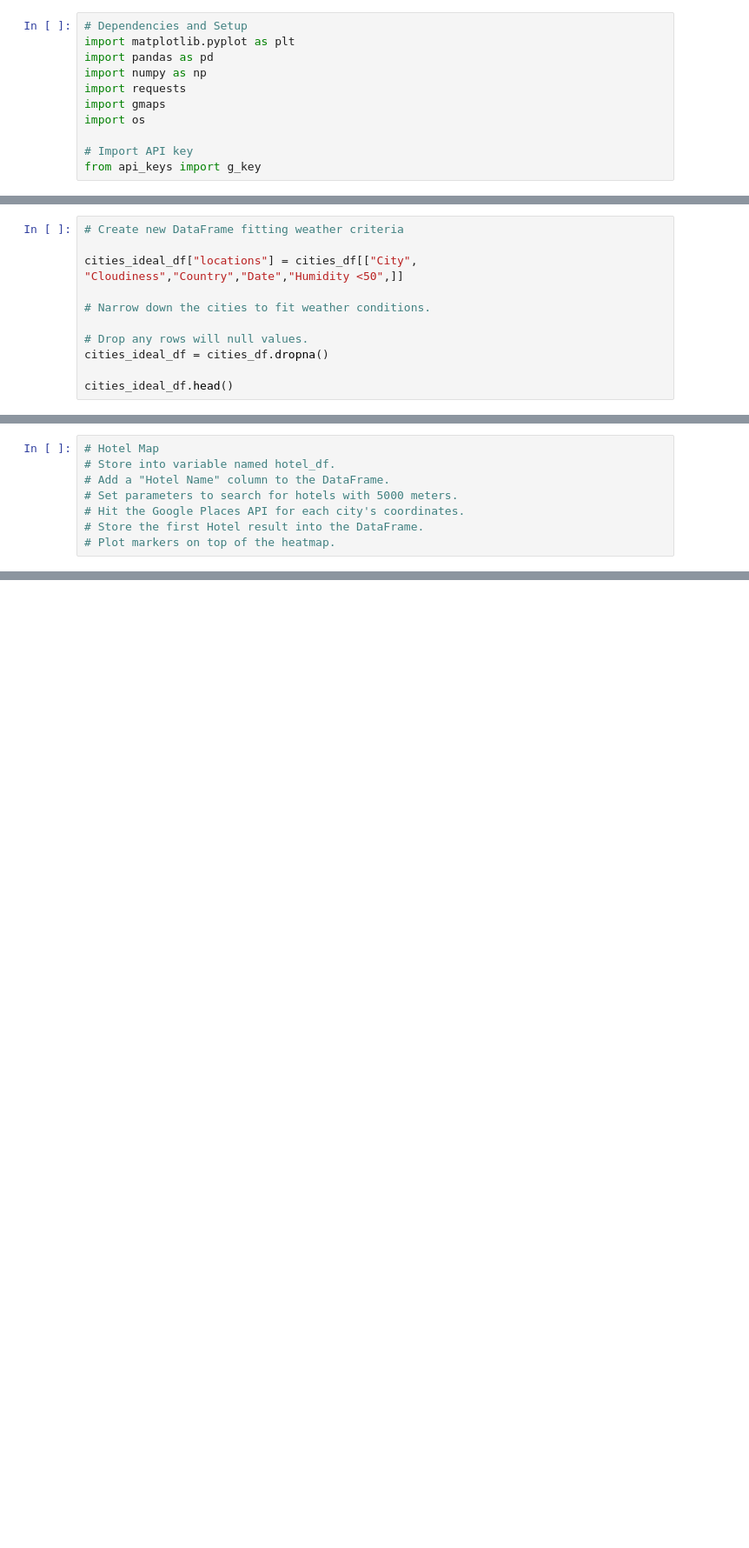
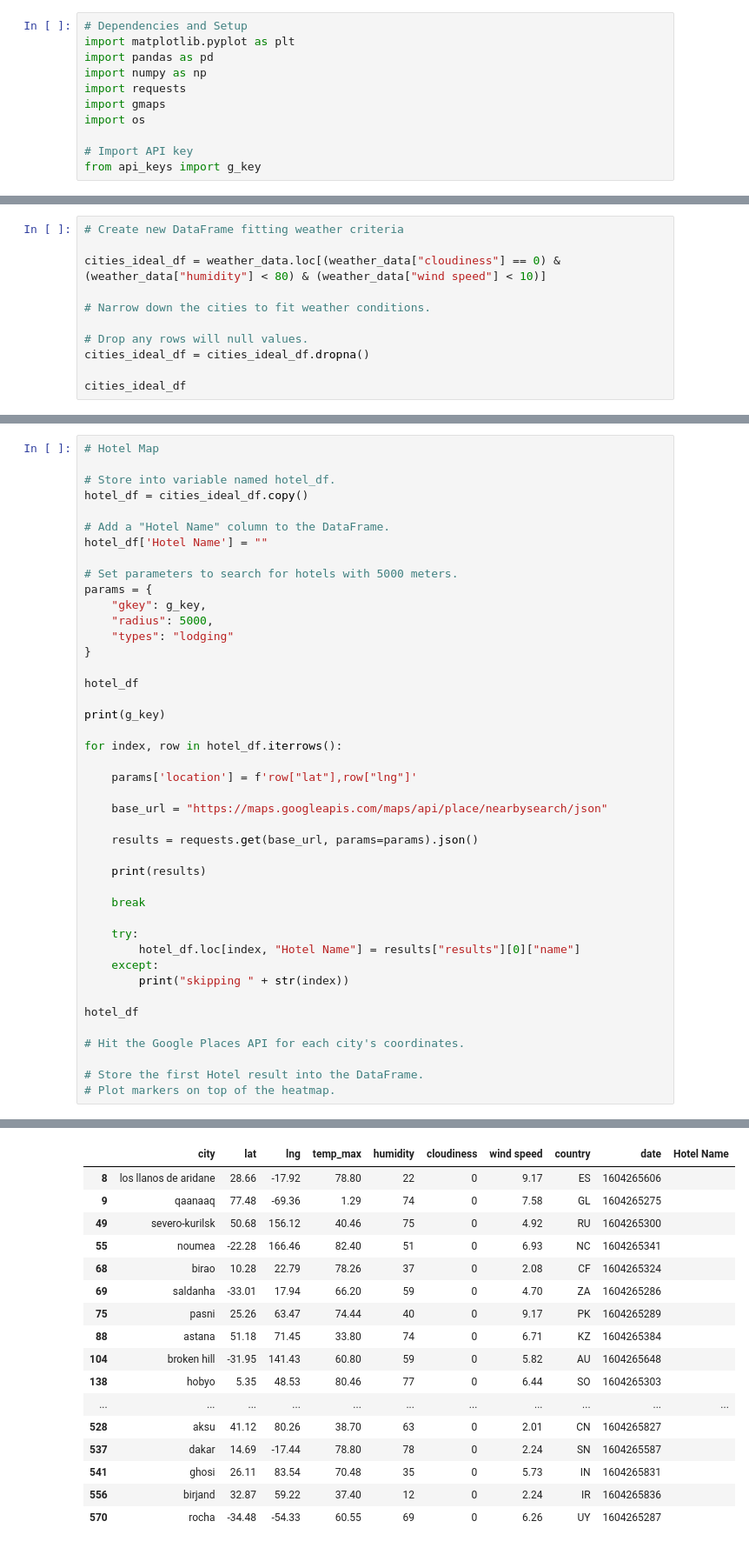
Before and after one commit to DanicaTiegs/api_challenge, a Jupyter notebook: VacationPy/Vacation Analysis.ipynb, the cells around one changed output, grey strips where cells are left out. Shown at 87% size. Drawn from its saved outputs; the diff is of its cells as text; blank space fills up the shorter version.

```diff
--- a/VacationPy/Vacation Analysis.ipynb
+++ b/VacationPy/Vacation Analysis.ipynb
@@ -59,11 +51,11 @@ NameError: name 'Humidity' is not defined
 # %%
 # Create new DataFrame fitting weather criteria
 
-cities_ideal_df["locations"] = cities_df[["City", "Cloudiness","Country","Date","Humidity <50",]]
+cities_ideal_df = weather_data.loc[(weather_data["cloudiness"] == 0) & (weather_data["humidity"] < 80) & (weather_data["wind speed"] < 10)]
 
 # Narrow down the cities to fit weather conditions.
 
 # Drop any rows will null values.
-cities_ideal_df = cities_df.dropna()
+cities_ideal_df = cities_ideal_df.dropna()
 
-cities_ideal_df.head()
+cities_ideal_df
@@ -70,8 +80,44 @@ cities_ideal_df.head()
 # %%
 # Hotel Map
+
 # Store into variable named hotel_df.
+hotel_df = cities_ideal_df.copy()
+
 # Add a "Hotel Name" column to the DataFrame.
+hotel_df['Hotel Name'] = ""
+
 # Set parameters to search for hotels with 5000 meters.
+params = {
+    "gkey": g_key,
+    "radius": 5000,
+    "types": "lodging"
+}
+
+hotel_df
+
+print(g_key)
+
+for index, row in hotel_df.iterrows():
+
+    params['location'] = f'row["lat"],row["lng"]'
+
+    base_url = "https://maps.googleapis.com/maps/api/place/nearbysearch/json"
+
+    results = requests.get(base_url, params=params).json()
+
+    print(results)
+
+    break
+
+    try:
+        hotel_df.loc[index, "Hotel Name"] = results["results"][0]["name"]
+    except:
+        print("skipping " + str(index))
+
+hotel_df
+
 # Hit the Google Places API for each city's coordinates.
+
 # Store the first Hotel result into the DataFrame.
 # Plot markers on top of the heatmap.
+# %% [output]
@@ -78,3 +126,20 @@ cities_ideal_df.head()
+|  | city | lat | lng | temp_max | humidity | cloudiness | wind speed | country | date | Hotel Name |
+| 8 | los llanos de aridane | 28.66 | -17.92 | 78.80 | 22 | 0 | 9.17 | ES | 1604265606 |  |
+| 9 | qaanaaq | 77.48 | -69.36 | 1.29 | 74 | 0 | 7.58 | GL | 1604265275 |  |
+| 49 | severo-kurilsk | 50.68 | 156.12 | 40.46 | 75 | 0 | 4.92 | RU | 1604265300 |  |
+| 55 | noumea | -22.28 | 166.46 | 82.40 | 51 | 0 | 6.93 | NC | 1604265341 |  |
+| 68 | birao | 10.28 | 22.79 | 78.26 | 37 | 0 | 2.08 | CF | 1604265324 |  |
+| 69 | saldanha | -33.01 | 17.94 | 66.20 | 59 | 0 | 4.70 | ZA | 1604265286 |  |
+| 75 | pasni | 25.26 | 63.47 | 74.44 | 40 | 0 | 9.17 | PK | 1604265289 |  |
+| 88 | astana | 51.18 | 71.45 | 33.80 | 74 | 0 | 6.71 | KZ | 1604265384 |  |
+| 104 | broken hill | -31.95 | 141.43 | 60.80 | 59 | 0 | 5.82 | AU | 1604265648 |  |
+| 138 | hobyo | 5.35 | 48.53 | 80.46 | 77 | 0 | 6.44 | SO | 1604265303 |  |
+| ... | ... | ... | ... | ... | ... | ... | ... | ... | ... | ... |
+| 528 | aksu | 41.12 | 80.26 | 38.70 | 63 | 0 | 2.01 | CN | 1604265827 |  |
+| 537 | dakar | 14.69 | -17.44 | 78.80 | 78 | 0 | 2.24 | SN | 1604265587 |  |
+| 541 | ghosi | 26.11 | 83.54 | 70.48 | 35 | 0 | 5.73 | IN | 1604265831 |  |
+| 556 | birjand | 32.87 | 59.22 | 37.40 | 12 | 0 | 2.24 | IR | 1604265836 |  |
+| 570 | rocha | -34.48 | -54.33 | 60.55 | 69 | 0 | 6.26 | UY | 1604265287 |  |
 # %%
 # NOTE: Do not change any of the code in this cell
 
```
Also changed, not shown: parts of 7 cells of this notebook, 2 other files.
